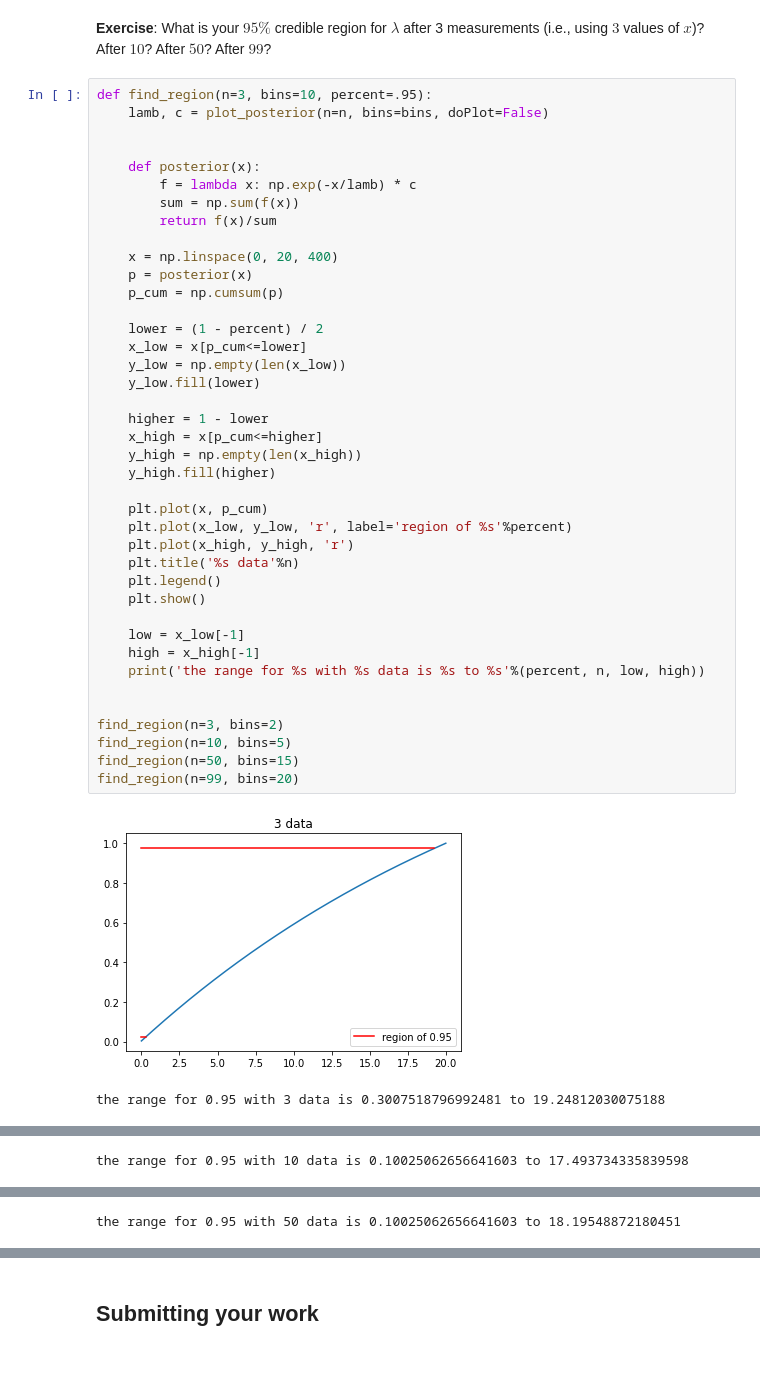
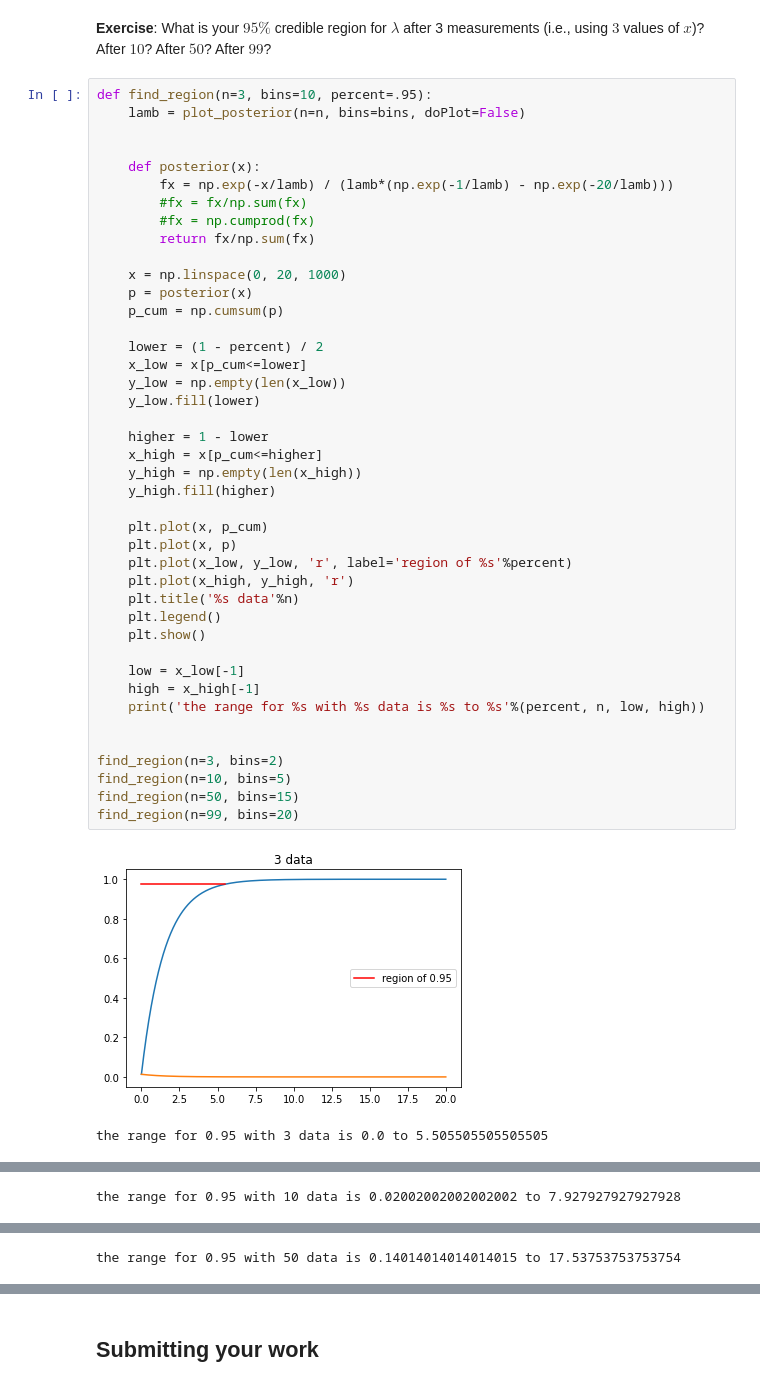
Before and after one commit to wppqywq/data_sci_astrophys_labs, a Jupyter notebook: CodingLab05/CodingLab05_Bayes.ipynb, the cells around one changed output, grey strips where cells are left out. Cells and saved outputs as stored; diff of their text form.

```diff
--- a/CodingLab05/CodingLab05_Bayes.ipynb
+++ b/CodingLab05/CodingLab05_Bayes.ipynb
@@ -415,44 +415,46 @@ from data we get lambde is  5.636498999827366
 __Exercise__: What is your $95\%$ credible region for $\lambda$ after 3 measurements (i.e., using $3$ values of $x$)? After $10$? After $50$? After $99$?
 # %%
 def find_region(n=3, bins=10, percent=.95):
-    lamb, c = plot_posterior(n=n, bins=bins, doPlot=False)
+    lamb = plot_posterior(n=n, bins=bins, doPlot=False)
 
 
     def posterior(x):
-        f = lambda x: np.exp(-x/lamb) * c
-        sum = np.sum(f(x))
-        return f(x)/sum
+        fx = np.exp(-x/lamb) / (lamb*(np.exp(-1/lamb) - np.exp(-20/lamb)))
+        #fx = fx/np.sum(fx)
+        #fx = np.cumprod(fx)
+        return fx/np.sum(fx)
 
-    x = np.linspace(0, 20, 400)
+    x = np.linspace(0, 20, 1000)
     p = posterior(x)
     p_cum = np.cumsum(p)
 
     lower = (1 - percent) / 2
     x_low = x[p_cum<=lower]
     y_low = np.empty(len(x_low))
     y_low.fill(lower)
 
     higher = 1 - lower
     x_high = x[p_cum<=higher]
     y_high = np.empty(len(x_high))
     y_high.fill(higher)
 
     plt.plot(x, p_cum)
+    plt.plot(x, p)
     plt.plot(x_low, y_low, 'r', label='region of %s'%percent)
     plt.plot(x_high, y_high, 'r')
     plt.title('%s data'%n)
     plt.legend()
     plt.show()
 
     low = x_low[-1]
     high = x_high[-1]
     print('the range for %s with %s data is %s to %s'%(percent, n, low, high))
 
 
 find_region(n=3, bins=2)
 find_region(n=10, bins=5)
 find_region(n=50, bins=15)
 find_region(n=99, bins=20)
 # %% [output]
-[figure, old version]
+[figure, new version]
-the range for 0.95 with 3 data is 0.3007518796992481 to 19.24812030075188
+the range for 0.95 with 3 data is 0.0 to 5.505505505505505
@@ -460 +462 @@ the range for 0.95 with 3 data is 0.3007518796992481 to 19.24812030075188
-the range for 0.95 with 10 data is 0.10025062656641603 to 17.493734335839598
+the range for 0.95 with 10 data is 0.02002002002002002 to 7.927927927927928
@@ -462 +464 @@ the range for 0.95 with 10 data is 0.10025062656641603 to 17.493734335839598
-the range for 0.95 with 50 data is 0.10025062656641603 to 18.19548872180451
+the range for 0.95 with 50 data is 0.14014014014014015 to 17.53753753753754
```
Also changed, not shown: parts of 3 cells of this notebook.
